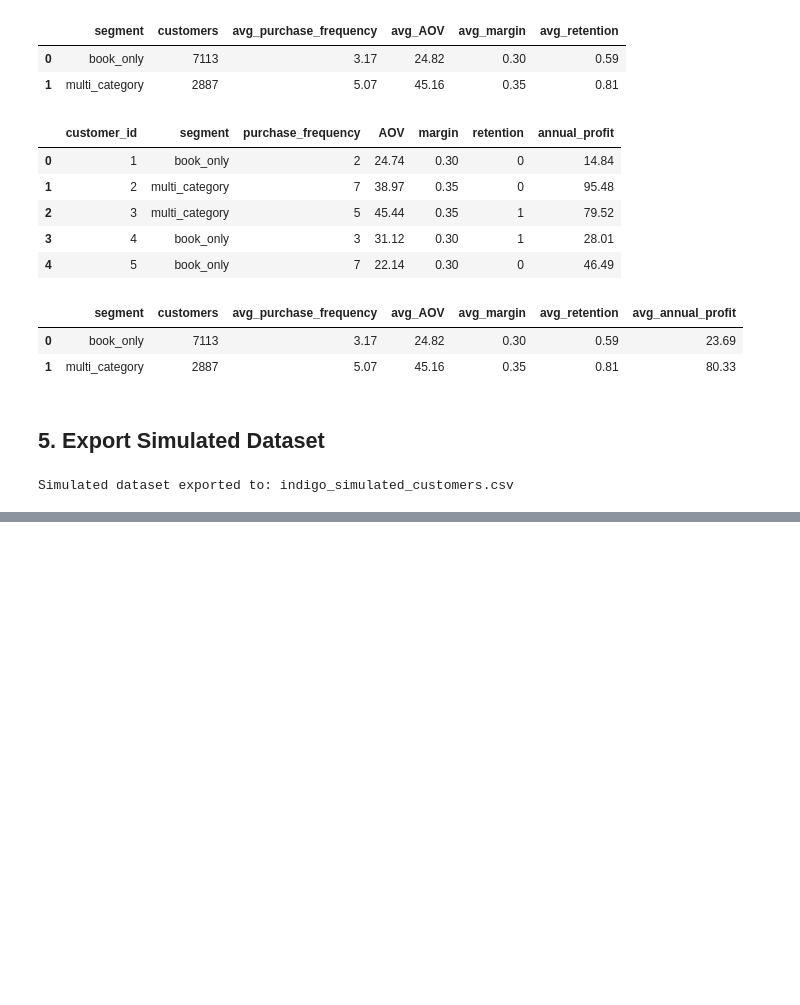
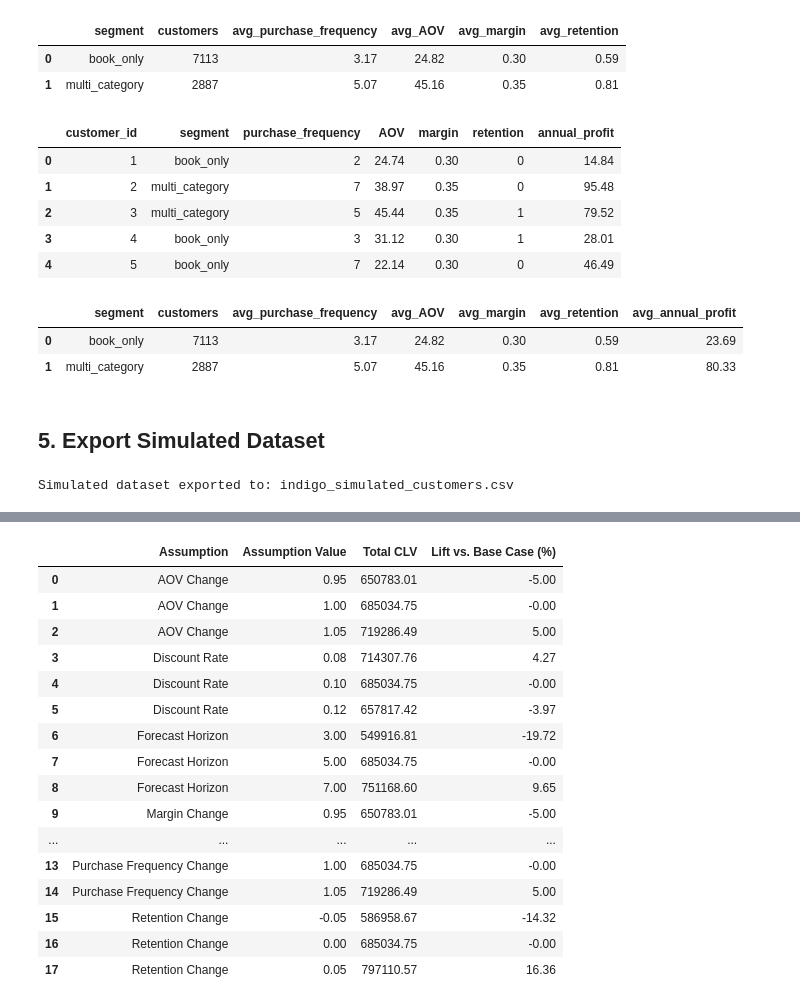
Before and after one commit to GuanlinTony/Fire_Marketing, a Jupyter notebook: Indigo_CLV_Project.ipynb, the cells around one changed output, grey strips where cells are left out. Drawn from its saved outputs; the diff is of its cells as text; code cells hidden in the pictures; blank space fills up the shorter version.

```diff
--- a/Indigo_CLV_Project.ipynb
+++ b/Indigo_CLV_Project.ipynb
@@ -307,0 +593,68 @@ Simulated dataset exported to: indigo_simulated_customers.csv
+# %%
+def total_clv_with_inputs(annual_profit, retention_rate, discount_rate, forecast_horizon):
+    return calculate_clv(
+        annual_profit=np.asarray(annual_profit),
+        retention_rate=np.asarray(retention_rate),
+        discount_rate=discount_rate,
+        forecast_horizon=forecast_horizon
+    ).sum()
+
+base_total_clv = round(df["clv"].sum(), 2)
+sensitivity_rows = []
+
+for discount in [0.08, 0.10, 0.12]:
+    total = total_clv_with_inputs(df["annual_profit"], df["retention_rate"], discount, forecast_horizon)
+    sensitivity_rows.append({"parameter": "Discount Rate", "value": discount, "total_clv": round(total, 2)})
+
+for horizon in [3, 5, 7]:
+    total = total_clv_with_inputs(df["annual_profit"], df["retention_rate"], discount_rate, horizon)
+    sensitivity_rows.append({"parameter": "Forecast Horizon", "value": horizon, "total_clv": round(total, 2)})
+
+for retention_shift in [-0.05, 0.00, 0.05]:
+    shifted_retention = (df["retention_rate"] + retention_shift).clip(lower=0.01, upper=0.99)
+    total = total_clv_with_inputs(df["annual_profit"], shifted_retention, discount_rate, forecast_horizon)
+    sensitivity_rows.append({"parameter": "Retention Change", "value": retention_shift, "total_clv": round(total, 2)})
+
+for aov_mult in [0.95, 1.00, 1.05]:
+    total = total_clv_with_inputs(df["annual_profit"] * aov_mult, df["retention_rate"], discount_rate, forecast_horizon)
+    sensitivity_rows.append({"parameter": "AOV Change", "value": aov_mult, "total_clv": round(total, 2)})
+
+for freq_mult in [0.95, 1.00, 1.05]:
+    total = total_clv_with_inputs(df["annual_profit"] * freq_mult, df["retention_rate"], discount_rate, forecast_horizon)
+    sensitivity_rows.append({"parameter": "Purchase Frequency Change", "value": freq_mult, "total_clv": round(total, 2)})
+
+for margin_mult in [0.95, 1.00, 1.05]:
+    total = total_clv_with_inputs(df["annual_profit"] * margin_mult, df["retention_rate"], discount_rate, forecast_horizon)
+    sensitivity_rows.append({"parameter": "Margin Change", "value": margin_mult, "total_clv": round(total, 2)})
+
+sensitivity_summary = pd.DataFrame(sensitivity_rows)
+sensitivity_summary["lift_vs_base_pct"] = ((sensitivity_summary["total_clv"] / base_total_clv) - 1).round(4) * 100
+sensitivity_summary = sensitivity_summary.sort_values(["parameter", "value"]).reset_index(drop=True)
+
+assert total_clv_with_inputs(df["annual_profit"], df["retention_rate"], 0.08, forecast_horizon) > total_clv_with_inputs(df["annual_profit"], df["retention_rate"], 0.12, forecast_horizon)
+assert total_clv_with_inputs(df["annual_profit"], (df["retention_rate"] + 0.05).clip(upper=0.99), discount_rate, forecast_horizon) > total_clv_with_inputs(df["annual_profit"], df["retention_rate"], discount_rate, forecast_horizon)
+
+display(sensitivity_summary.rename(columns={
+    "parameter": "Assumption",
+    "value": "Assumption Value",
+    "total_clv": "Total CLV",
+    "lift_vs_base_pct": "Lift vs. Base Case (%)"
+}))
+# %% [output]
+|  | Assumption | Assumption Value | Total CLV | Lift vs. Base Case (%) |
+| 0 | AOV Change | 0.95 | 650783.01 | -5.00 |
+| 1 | AOV Change | 1.00 | 685034.75 | -0.00 |
+| 2 | AOV Change | 1.05 | 719286.49 | 5.00 |
+| 3 | Discount Rate | 0.08 | 714307.76 | 4.27 |
+| 4 | Discount Rate | 0.10 | 685034.75 | -0.00 |
+| 5 | Discount Rate | 0.12 | 657817.42 | -3.97 |
+| 6 | Forecast Horizon | 3.00 | 549916.81 | -19.72 |
+| 7 | Forecast Horizon | 5.00 | 685034.75 | -0.00 |
+| 8 | Forecast Horizon | 7.00 | 751168.60 | 9.65 |
+| 9 | Margin Change | 0.95 | 650783.01 | -5.00 |
+| ... | ... | ... | ... | ... |
+| 13 | Purchase Frequency Change | 1.00 | 685034.75 | -0.00 |
+| 14 | Purchase Frequency Change | 1.05 | 719286.49 | 5.00 |
+| 15 | Retention Change | -0.05 | 586958.67 | -14.32 |
+| 16 | Retention Change | 0.00 | 685034.75 | -0.00 |
+| 17 | Retention Change | 0.05 | 797110.57 | 16.36 |
```
Also changed, not shown: parts of 11 cells of this notebook.
